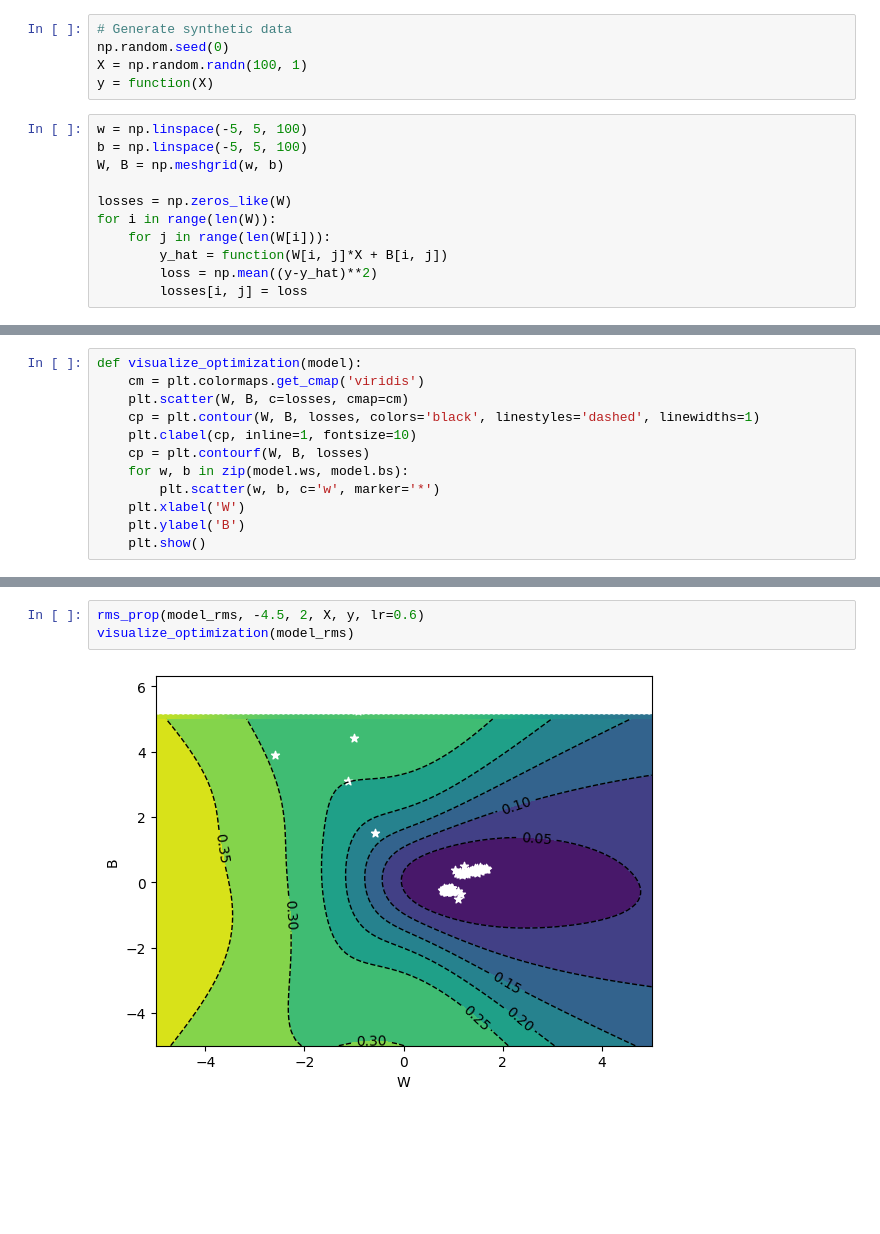
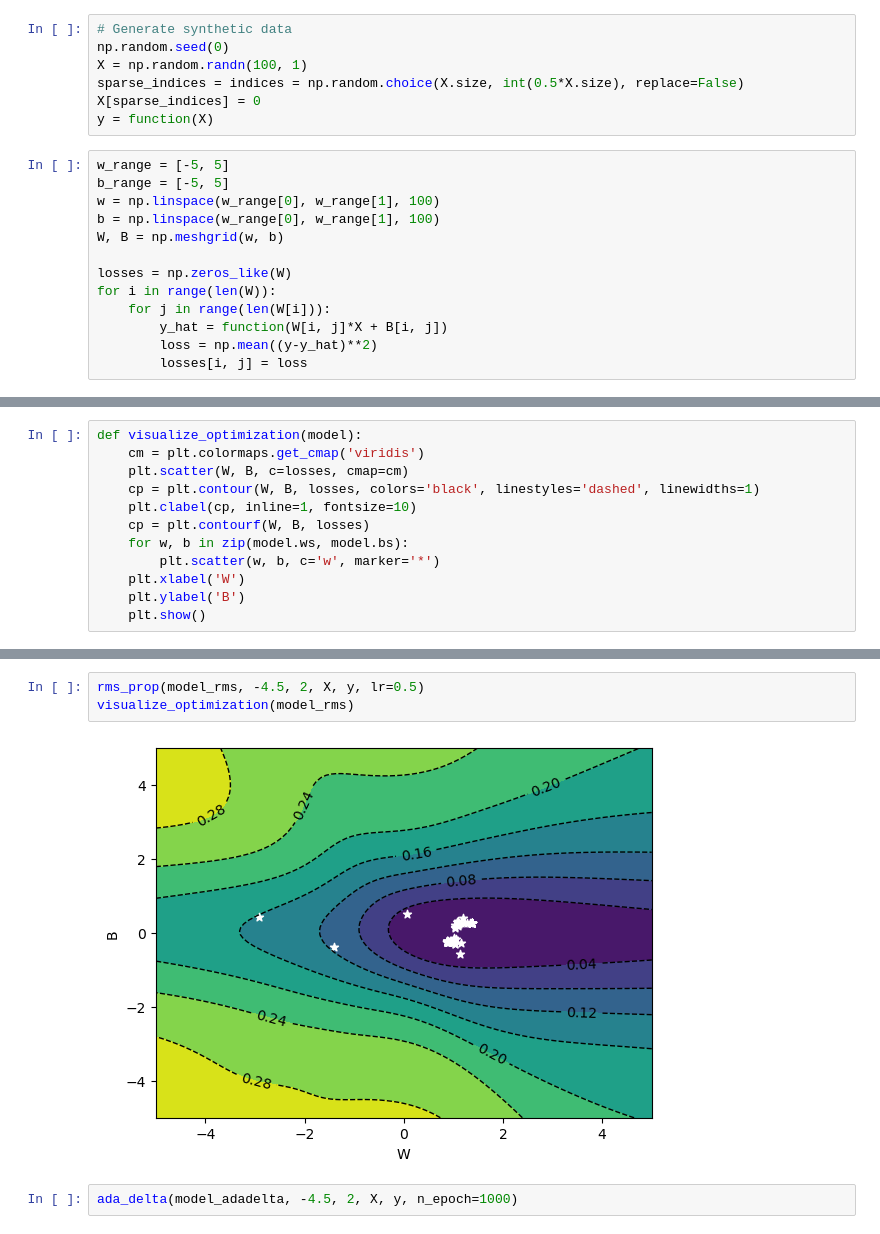
Before and after one commit to kishan-chakraborty/Scratch, a Jupyter notebook: MultiLayerPerceptron/GradientDescentAlgorithms/adaptive_gradient_descent.ipynb, the cells around one changed output, grey strips where cells are left out. Saved outputs shown, nothing was run; the diff lists cells and outputs as text; blank space fills up the shorter version.

Commit message:
ada delta and adam is added. Data is made sparsed to demonstrate the adaptive algorithms.

```diff
--- a/MultiLayerPerceptron/GradientDescentAlgorithms/adaptive_gradient_descent.ipynb
+++ b/MultiLayerPerceptron/GradientDescentAlgorithms/adaptive_gradient_descent.ipynb
@@ -106,10 +106,14 @@ def cal_loss(w, b, x, y):
 # Generate synthetic data
 np.random.seed(0)
 X = np.random.randn(100, 1)
+sparse_indices = indices = np.random.choice(X.size, int(0.5*X.size), replace=False)
+X[sparse_indices] = 0
 y = function(X)
 # %%
-w = np.linspace(-5, 5, 100)
-b = np.linspace(-5, 5, 100)
+w_range = [-5, 5]
+b_range = [-5, 5]
+w = np.linspace(w_range[0], w_range[1], 100)
+b = np.linspace(w_range[0], w_range[1], 100)
 W, B = np.meshgrid(w, b)
 
 losses = np.zeros_like(W)
@@ -301,5 +445,7 @@ visualize_optimization(model_adagrad)
 # %%
-rms_prop(model_rms, -4.5, 2, X, y, lr=0.6)
+rms_prop(model_rms, -4.5, 2, X, y, lr=0.5)
 visualize_optimization(model_rms)
 # %% [output]
-[figure, old version]
+[figure, new version]
+# %%
+ada_delta(model_adadelta, -4.5, 2, X, y, n_epoch=1000)
```
Also changed, not shown: parts of 10 cells of this notebook, 1 other file.
